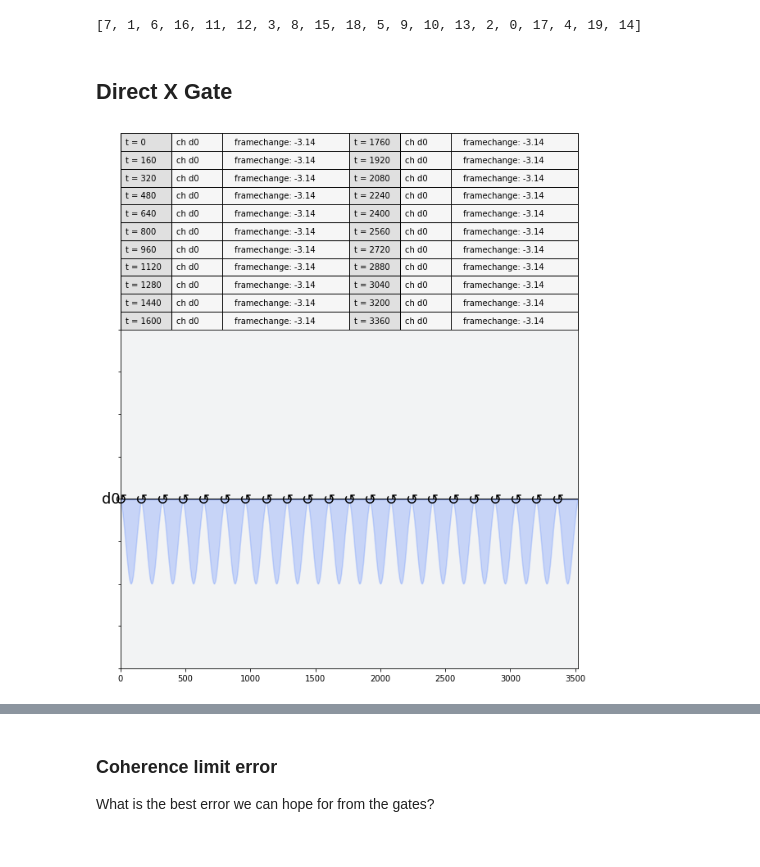
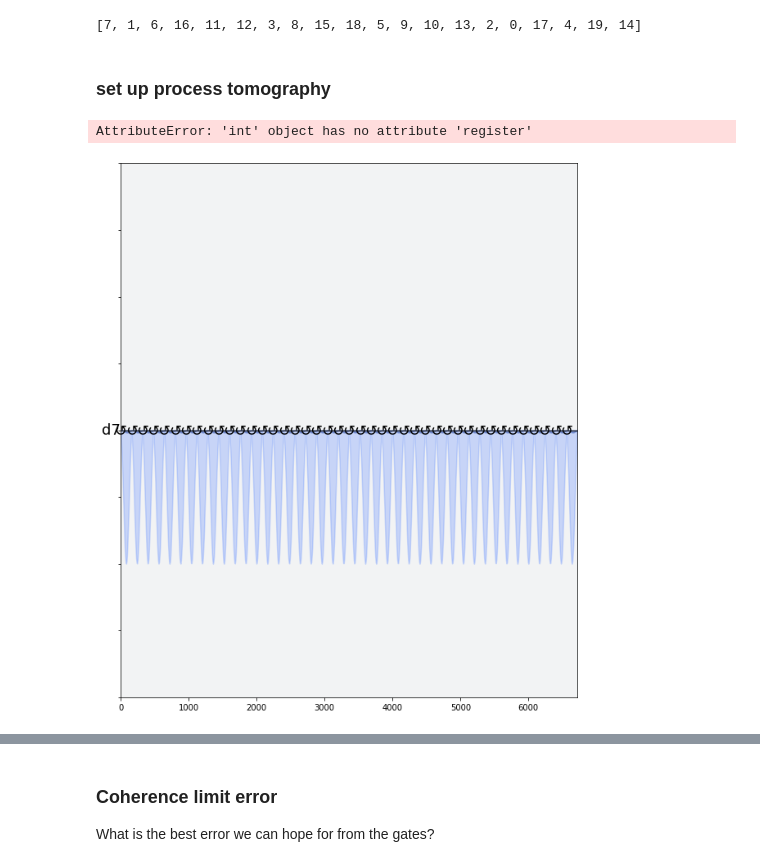
Before and after one commit to singular-value/optimizations_via_openpulse, a Jupyter notebook: PulseCompiler.ipynb, the cells around one changed output, grey strips where cells are left out. Saved outputs shown, nothing was run; the diff lists cells and outputs as text; code cells hidden in the pictures.

Commit message:
Rx Gate run on Almaden

```diff
--- a/PulseCompiler.ipynb
+++ b/PulseCompiler.ipynb
@@ -46,10 +62,41 @@ sort_qubits_by_t1()
 # %% [output]
 [7, 1, 6, 16, 11, 12, 3, 8, 15, 18, 5, 9, 10, 13, 2, 0, 17, 4, 19, 14]
 # %%
-qubit = sort_qubits_by_t1[0]  # which qubit to study
-reps = 11                     # how many repetitions of the x gate
+qubit = sort_qubits_by_t1()[0]  # which qubit to study
+reps = 21                       # how many repetitions of the x gate
+shots = 1000
-# %% [markdown]
-## Direct X Gate
+# %% [markdown]
+### set up process tomography
+# %%
+# create the process tomography circuits
+# create a new 'repx' gate which will we later add to the
+# cmd_def
+num_qubits = 1
+qr = QuantumRegister(num_qubits)
+my_gate = Gate(name='repx', num_qubits=num_qubits, params=[])
+
+# create the tomography circuits
+qc = QuantumCircuit(qr)
+qc.append(my_gate, qr[:])
+qpt_qcs = process_tomography_circuits(qc, measured_qubits=qr)
+# transpile so that the singles are in terms of the u gates
+qpt_qcs2 = transpile(qpt_qcs, backend, basis_gates=['u1','u2','u3'], optimization_level=0)
+
+# create the measurement circuits
+meas_circs, meas_labels = mit.complete_meas_cal(qubit_list=[0,1])
+
+# combine
+qst_plus_meas = meas_circs + qst_qcs2
+
+# add the zx90 gate to the cmd def from the cx definition
+cx_schedule = cmd_def.get('cx', qubits=[0,1])
+cmd_def.add("zx90", qubits=[0,1], schedule=pulse.Schedule(cx_schedule.instructions[4]))
+
+# schedule!
+schedule_config = ScheduleConfig(cmd_def, meas_map=backend.configuration().meas_map)
+qst_schedules = [schedule_circuit(qcirc, schedule_config) for qcirc in qst_plus_meas]
+# %% [output]
+AttributeError: 'int' object has no attribute 'register'
 # %%
 # Standard X gate
 circuit = q.QuantumCircuit(1)
@@ -58,11 +105,11 @@ schedule = q.pulse.Schedule()
 x_sched = cmd_def.get('u3', qubits=[qubit], P0=np.pi, P1=0, P2=np.pi)
 for _ in range(reps):
     schedule |= x_sched << schedule.duration
-measure = cmd_def.get('measure', qubits=config.meas_map[0])
-schedule |= measure << schedule.duration
+#measure = cmd_def.get('measure', qubits=config.meas_map[0])
+#schedule |= measure << schedule.duration
 # %%
-schedule.draw(channels=[config.drive(qubit)])
+schedule.draw(channels=[config.drive(qubit)], table=False)
 # %% [output]
-[figure, old version]
+[figure, new version]
 # %%
 # Our way
```
Also changed, not shown: parts of 12 cells of this notebook, 1 other file.
